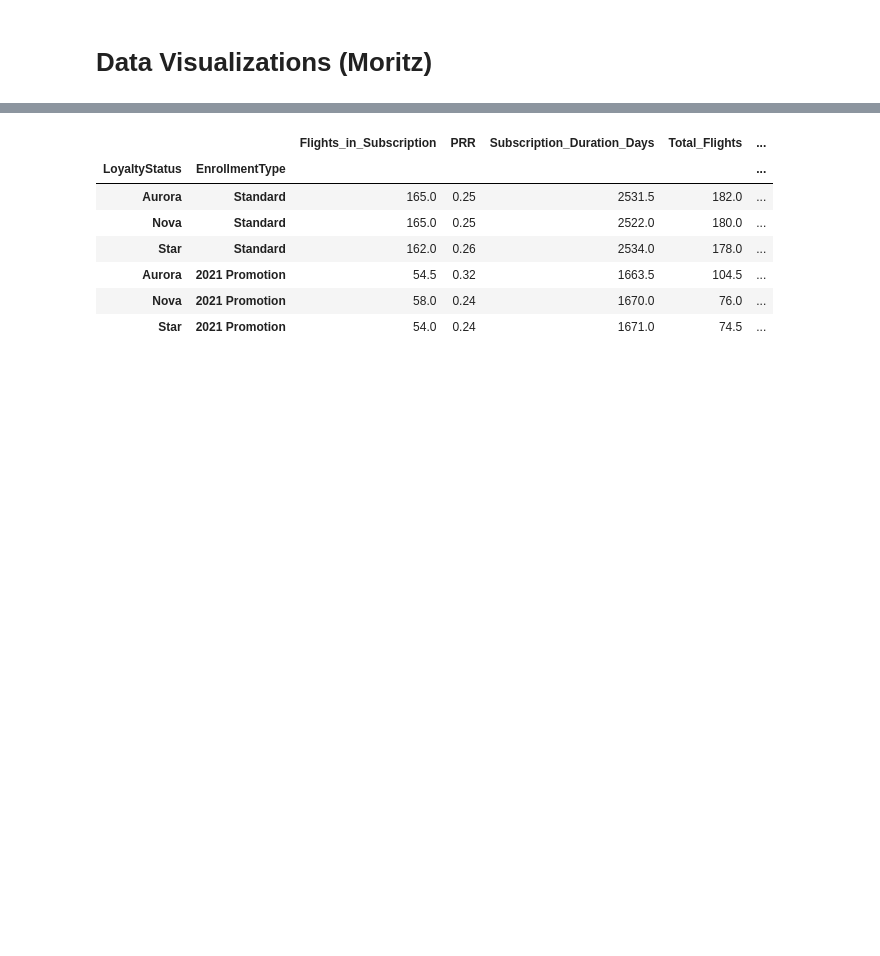
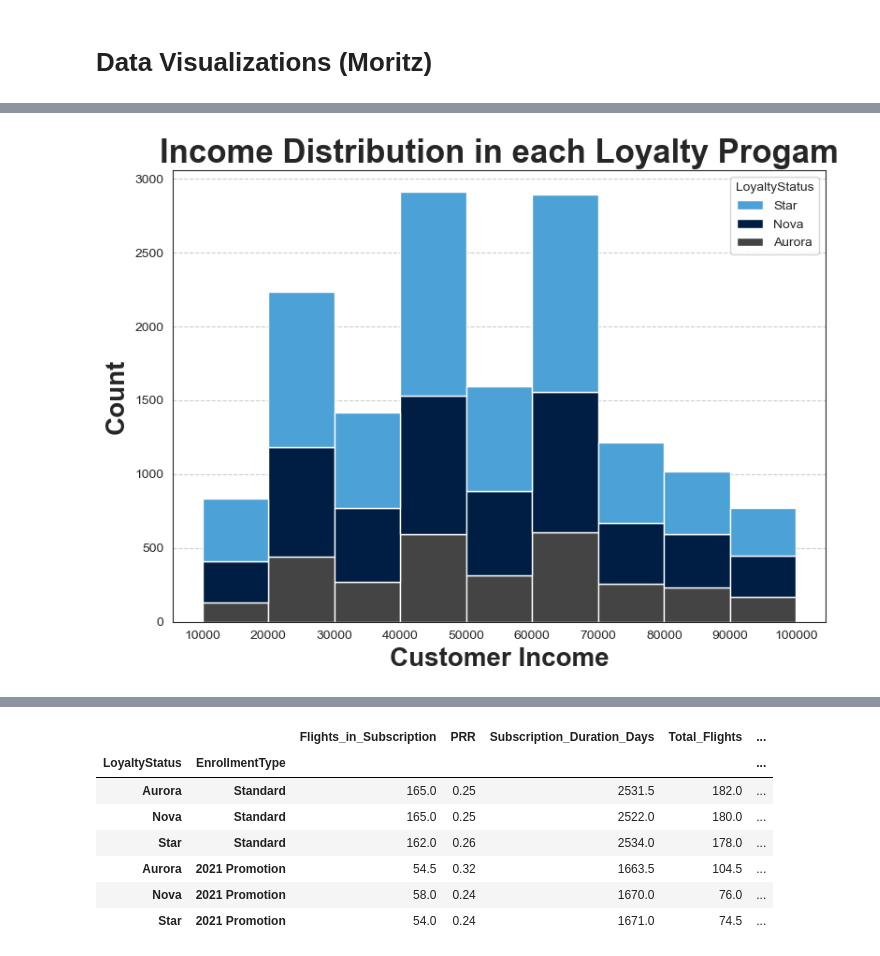
Before and after one commit to LiberoBiagi/DM_Nova_IMS_25-26, a Jupyter notebook: data_mining.ipynb, the cells around one changed output, grey strips where cells are left out. Saved outputs shown, nothing was run; the diff lists cells and outputs as text; code cells hidden in the pictures; blank space fills up the shorter version.

```diff
--- a/data_mining.ipynb
+++ b/data_mining.ipynb
@@ -996,0 +1047,17 @@ Merge df_flights and df_costumer DataFrames on 'Loyalty#'.
+# %%
+sns.set_style("white")
+plt.figure(figsize=(8,6))
+
+sns.histplot(df_customer_copy, x="Income", hue="LoyaltyStatus",
+             binwidth=10000, multiple="stack", alpha=1)
+
+plt.title("Income Distribution in each Loyalty Progam", size=25, fontweight='bold')
+plt.grid(axis='y', alpha=1, linestyle='--')
+plt.xlabel('Customer Income', fontsize=20, fontweight='bold')
+plt.ylabel('Count', fontsize=20, fontweight='bold')
+plt.xticks([10000, 20000, 30000, 40000, 50000, 60000, 70000, 80000, 90000, 100000])
+plt.tight_layout()
+plt.savefig("./Figures/Income_loyalty.svg", format="svg")
+plt.show()
+# %% [output]
+[figure, added]
```
Also changed, not shown: parts of 27 cells of this notebook, 2 other files.
